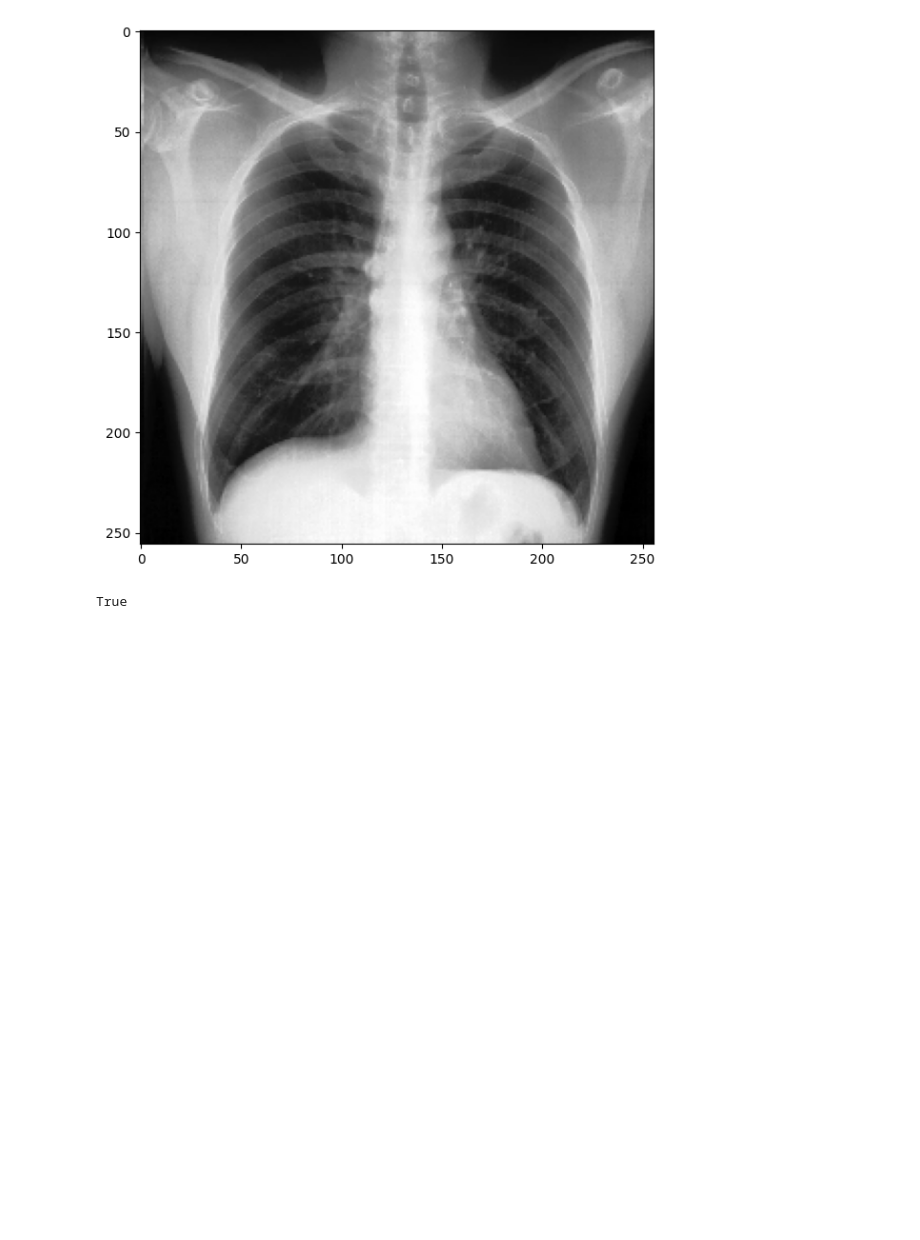
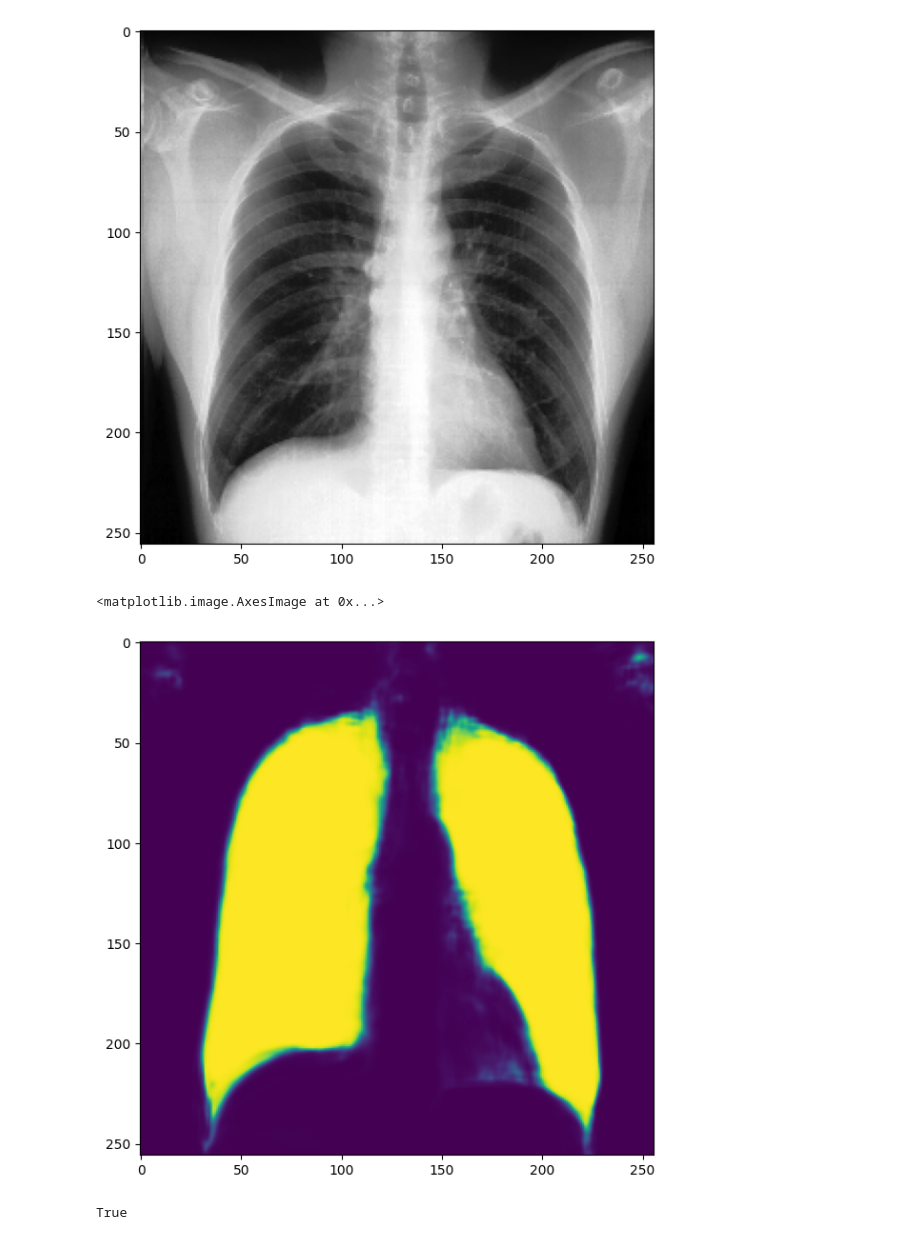
Before and after one commit to YulayNaumov/-ODS, a Jupyter notebook: Тестовое_ODS.ipynb, the cells around one changed output. Drawn from its saved outputs; the diff is of its cells as text; code cells hidden in the pictures; blank space fills up the shorter version.

```diff
--- a/Тестовое_ODS.ipynb
+++ b/Тестовое_ODS.ipynb
@@ -609,6 +609,11 @@ plt.imshow(img_np)
 # %% [output]
 <matplotlib.image.AxesImage at 0x...>
 [figure]
+# %%
+plt.imshow(pred)
+# %% [output]
+<matplotlib.image.AxesImage at 0x...>
+[figure, added]
 # %%
 cv2.imwrite('pred.jpg', pred)
 # %% [output]
```
Also changed, not shown: parts of 3 cells of this notebook.
